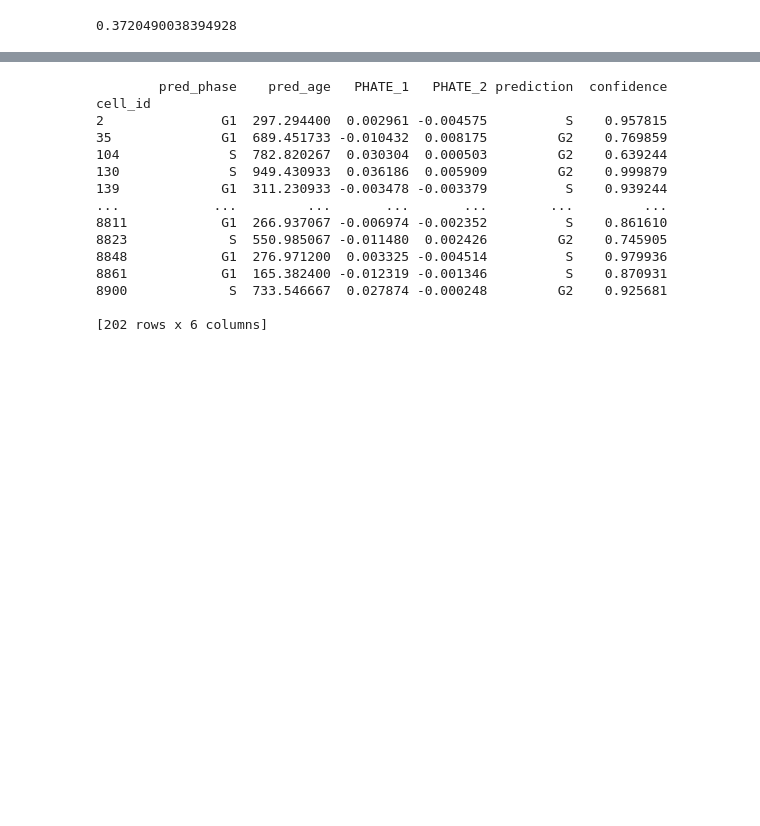
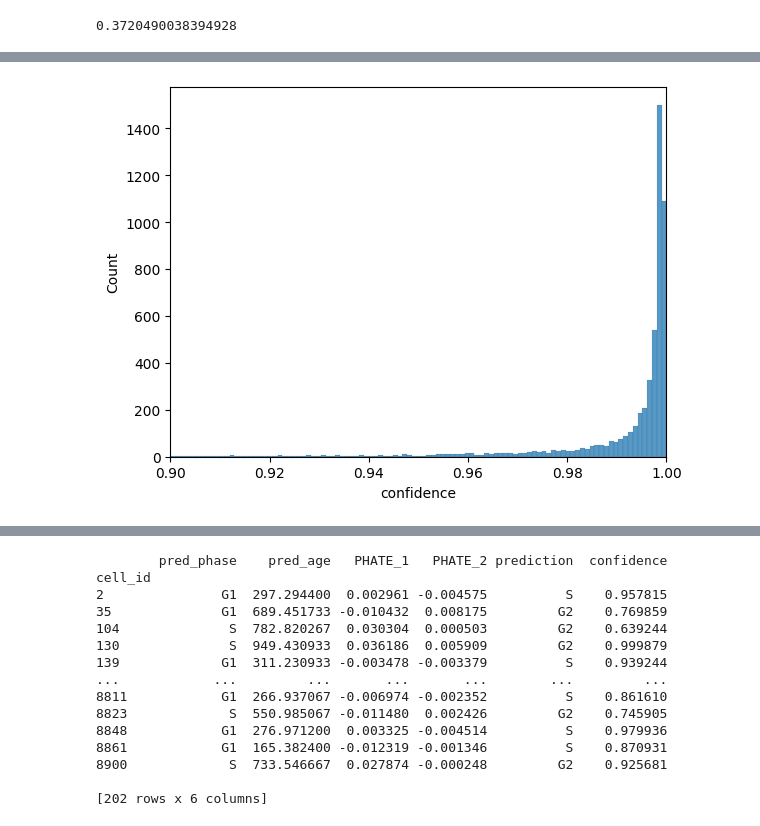
Before and after one commit to omar-merhebi/CycleNet, a Jupyter notebook: notebooks/cell_label_correction.ipynb, the cells around one changed output, grey strips where cells are left out. Drawn from its saved outputs; the diff is of its cells as text; code cells hidden in the pictures; blank space fills up the shorter version.

```diff
--- a/notebooks/cell_label_correction.ipynb
+++ b/notebooks/cell_label_correction.ipynb
@@ -126,0 +135,8 @@ min(phate_w_preds['confidence'])
+# %%
+# Zoom in on the range 0.9 - 1.0
+sns.histplot(conf_corr)
+
+plt.xlim(0.9, 1.0)
+plt.show()
+# %% [output]
+[figure, added]
```
Also changed, not shown: parts of 5 cells of this notebook, 9 other files.
